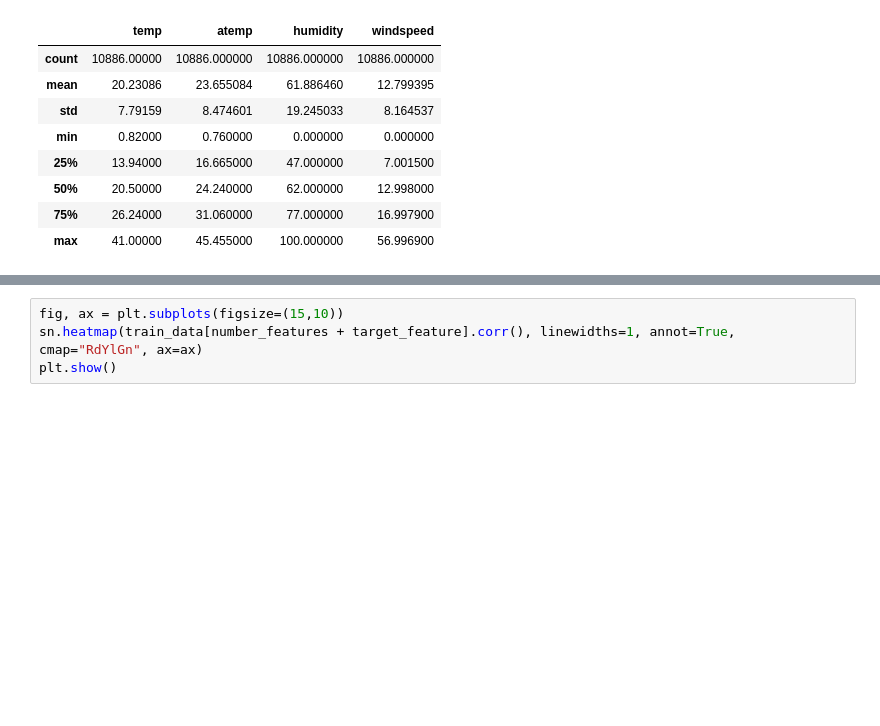
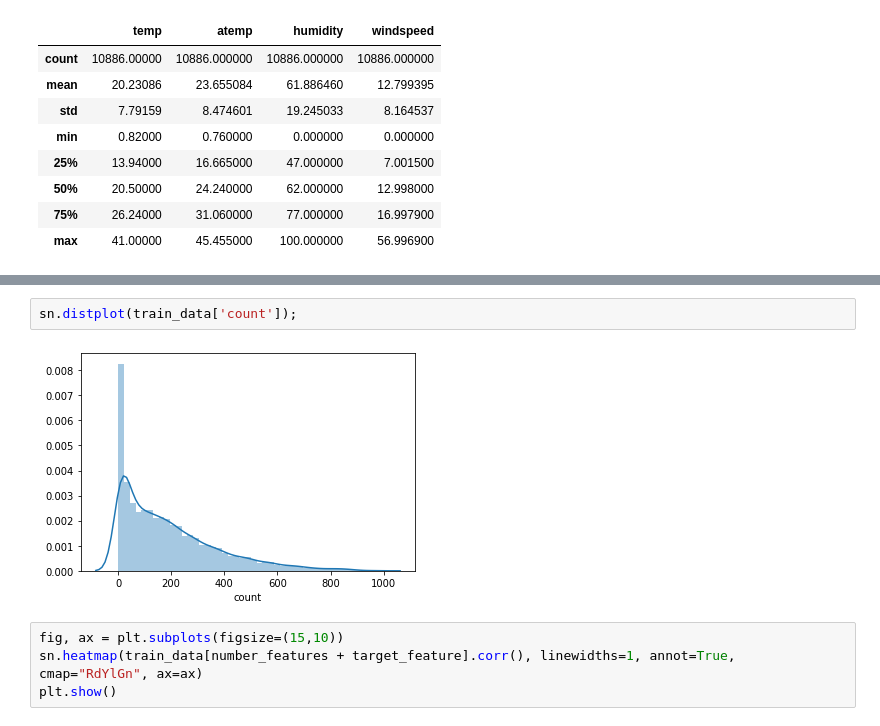
Before and after one commit to subbu3642/BikeSharingSystem, a Jupyter notebook: WorkBook.ipynb, the cells around one changed output, grey strips where cells are left out. Drawn from its saved outputs; the diff is of its cells as text; blank space fills up the shorter version.

```diff
--- a/WorkBook.ipynb
+++ b/WorkBook.ipynb
@@ -141,3 +88,7 @@ train_data.to_csv('check.csv')
+# %%
+sn.distplot(train_data['count']);
+# %% [output]
+[figure, added]
 # %%
 fig, ax = plt.subplots(figsize=(15,10))
 sn.heatmap(train_data[number_features + target_feature].corr(), linewidths=1, annot=True, cmap="RdYlGn", ax=ax)
```
Also changed, not shown: parts of 17 cells of this notebook.
